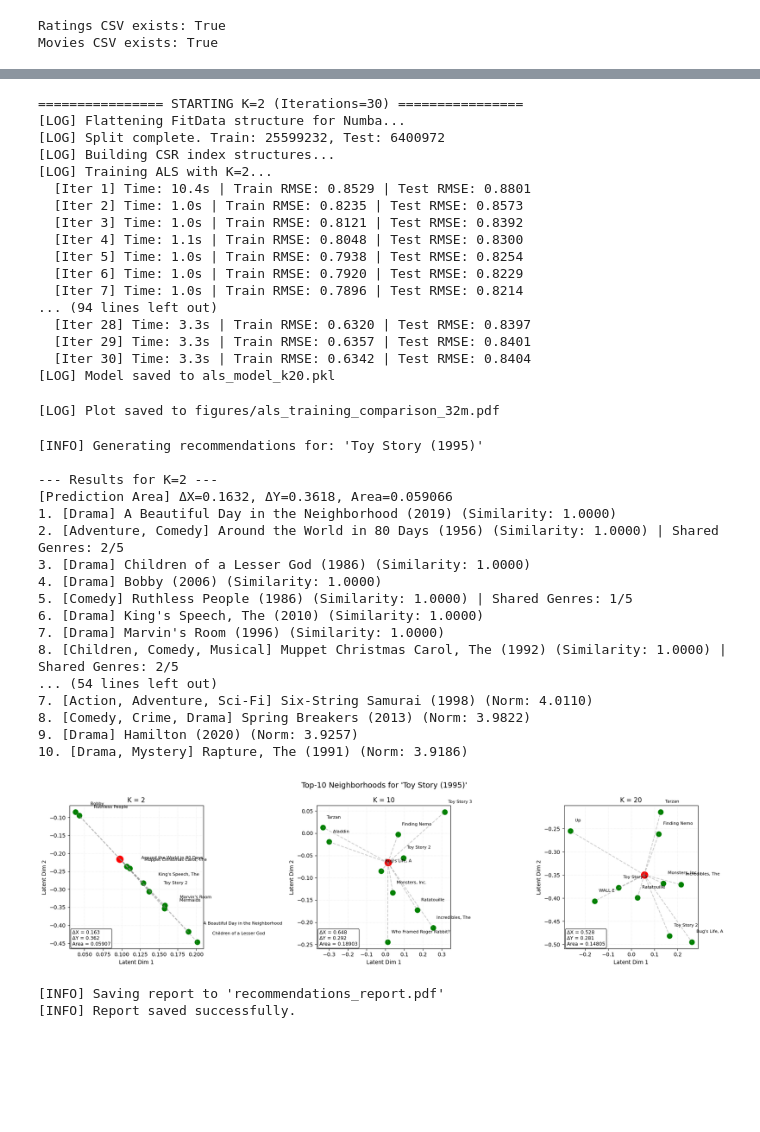
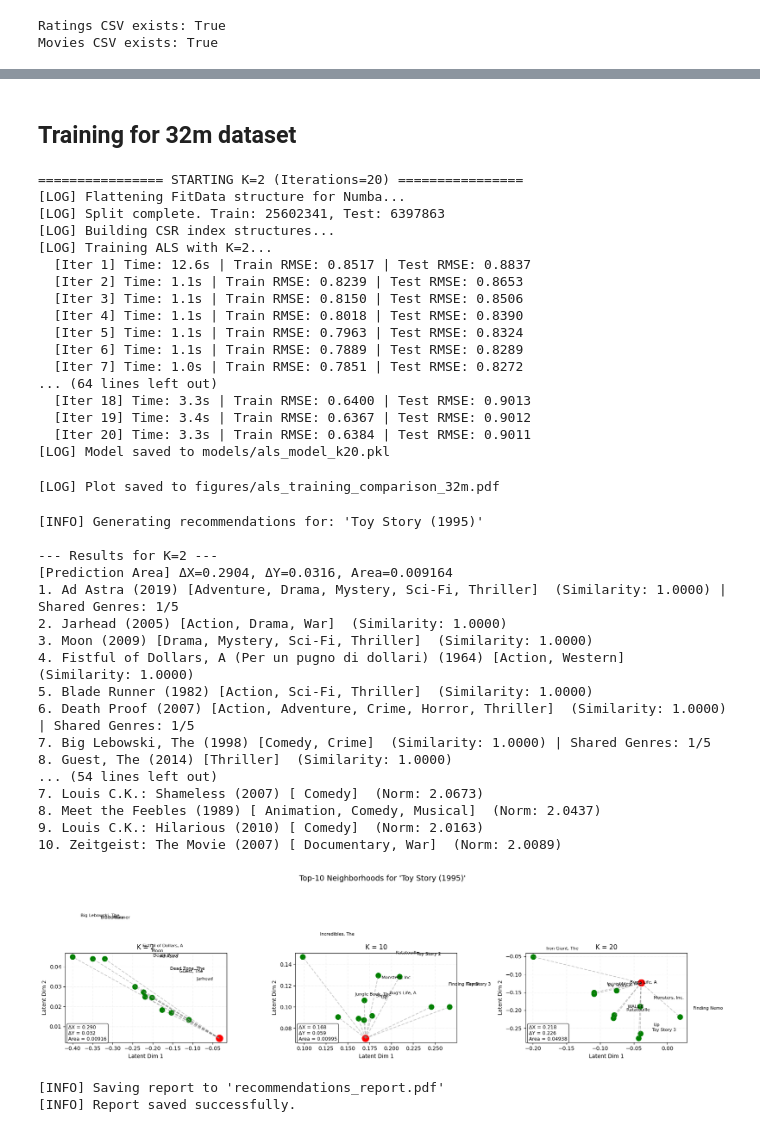
Before and after one commit to DanielAyomide-git/applied-ml-at-scale-aims2025, a Jupyter notebook: Applied_ML_at_scale.ipynb, the cells around one changed output, grey strips where cells are left out. Drawn from its saved outputs; the diff is of its cells as text; code cells hidden in the pictures; blank space fills up the shorter version.

```diff
--- a/Applied_ML_at_scale.ipynb
+++ b/Applied_ML_at_scale.ipynb
@@ -981,3 +981,6 @@ df.load()
 # %% [output]
 Ratings CSV exists: True
 Movies CSV exists: True
+# %%
+import numpy as np
+movie_counts = np.array([len(ratings) for ratings in df.data_by_movie])
@@ -984,24 +1057,25 @@ Movies CSV exists: True
+# %% [markdown]
+## Training for 32m dataset
 # %%
-# Run Training
-trained_models = run_multi_k_training(df, k_values=[2, 10, 20], num_iters=30)
+trained_models = run_multi_k_training(df, k_values=[2, 10, 20], num_iters=20)
 # %% [output]
-================ STARTING K=2 (Iterations=30) ================
+================ STARTING K=2 (Iterations=20) ================
 [LOG] Flattening FitData structure for Numba...
-[LOG] Split complete. Train: 25599232, Test: 6400972
+[LOG] Split complete. Train: 25602341, Test: 6397863
 [LOG] Building CSR index structures...
 [LOG] Training ALS with K=2...
-  [Iter 1] Time: 10.4s | Train RMSE: 0.8529 | Test RMSE: 0.8801
-  [Iter 2] Time: 1.0s | Train RMSE: 0.8235 | Test RMSE: 0.8573
-  [Iter 3] Time: 1.0s | Train RMSE: 0.8121 | Test RMSE: 0.8392
-  [Iter 4] Time: 1.1s | Train RMSE: 0.8048 | Test RMSE: 0.8300
-  [Iter 5] Time: 1.0s | Train RMSE: 0.7938 | Test RMSE: 0.8254
-  [Iter 6] Time: 1.0s | Train RMSE: 0.7920 | Test RMSE: 0.8229
-  [Iter 7] Time: 1.0s | Train RMSE: 0.7896 | Test RMSE: 0.8214
-... (94 lines left out)
-  [Iter 28] Time: 3.3s | Train RMSE: 0.6320 | Test RMSE: 0.8397
-  [Iter 29] Time: 3.3s | Train RMSE: 0.6357 | Test RMSE: 0.8401
-  [Iter 30] Time: 3.3s | Train RMSE: 0.6342 | Test RMSE: 0.8404
-[LOG] Model saved to als_model_k20.pkl
+  [Iter 1] Time: 12.6s | Train RMSE: 0.8517 | Test RMSE: 0.8837
+  [Iter 2] Time: 1.1s | Train RMSE: 0.8239 | Test RMSE: 0.8653
+  [Iter 3] Time: 1.1s | Train RMSE: 0.8150 | Test RMSE: 0.8506
+  [Iter 4] Time: 1.1s | Train RMSE: 0.8018 | Test RMSE: 0.8390
+  [Iter 5] Time: 1.1s | Train RMSE: 0.7963 | Test RMSE: 0.8324
+  [Iter 6] Time: 1.1s | Train RMSE: 0.7889 | Test RMSE: 0.8289
+  [Iter 7] Time: 1.0s | Train RMSE: 0.7851 | Test RMSE: 0.8272
+... (64 lines left out)
+  [Iter 18] Time: 3.3s | Train RMSE: 0.6400 | Test RMSE: 0.9013
+  [Iter 19] Time: 3.4s | Train RMSE: 0.6367 | Test RMSE: 0.9012
+  [Iter 20] Time: 3.3s | Train RMSE: 0.6384 | Test RMSE: 0.9011
+[LOG] Model saved to models/als_model_k20.pkl
 # %%
 plot_comparisons(trained_models)
 # %% [output]
@@ -1205,7 +1279,7 @@ for K, model in trained_models.items():
         shared = len(set(genres) & set(base_genres))
 
         line = (
-            f"{rank}. [{', '.join(genres)}] {title} "
+            f"{rank}. {title} [{', '.join(genres)}]  "
             f"(Similarity: {score:.4f})"
             f"{' | Shared Genres: ' + str(shared) + '/' + str(base_genre_count) if shared else ''}"
         )
@@ -1220,7 +1294,7 @@ for K, model in trained_models.items():
         mid = df.idx_to_movie_id[idx]
         title = df.movie_id_to_title[mid]
         genres = df.movie_id_to_genres.get(mid, [])
-        line = f"{rank}. [{', '.join(genres)}] {title} (Norm: {norms[idx]:.4f})"
+        line = f"{rank}. {title} [ {', '.join(genres)}]  (Norm: {norms[idx]:.4f})"
         print(line)
         text_output.append(line)
 
@@ -1230,47 +1304,47 @@ for K, model in trained_models.items():
 # 7. PLOTS
 # -------------------------------------------
 plot_zoomed_top10_across_models(
     trained_models, df, movie_counts, target_id
 )
 
 # -------------------------------------------
 # 8. SAVE REPORT PDF
 # -------------------------------------------
 print("\n[INFO] Saving report to 'recommendations_report.pdf'")
 
 plt.figure(figsize=(8.5, max(11, len(text_output) * 0.25)))
 plt.axis("off")
 plt.text(
     0.05, 0.98,
     "\n".join(text_output),
     transform=plt.gca().transAxes,
     fontsize=10,
     va="top",
     family="monospace"
 )
 plt.savefig("recommendations_report.pdf", bbox_inches="tight")
 plt.close()
 
 print("[INFO] Report saved successfully.")
 # %% [output]
 [INFO] Generating recommendations for: 'Toy Story (1995)'
 
 --- Results for K=2 ---
-[Prediction Area] ΔX=0.1632, ΔY=0.3618, Area=0.059066
-1. [Drama] A Beautiful Day in the Neighborhood (2019) (Similarity: 1.0000)
-2. [Adventure, Comedy] Around the World in 80 Days (1956) (Similarity: 1.0000) | Shared Genres: 2/5
-3. [Drama] Children of a Lesser God (1986) (Similarity: 1.0000)
-4. [Drama] Bobby (2006) (Similarity: 1.0000)
-5. [Comedy] Ruthless People (1986) (Similarity: 1.0000) | Shared Genres: 1/5
-6. [Drama] King's Speech, The (2010) (Similarity: 1.0000)
-7. [Drama] Marvin's Room (1996) (Similarity: 1.0000)
-8. [Children, Comedy, Musical] Muppet Christmas Carol, The (1992) (Similarity: 1.0000) | Shared Genres: 2/5
+[Prediction Area] ΔX=0.2904, ΔY=0.0316, Area=0.009164
+1. Ad Astra (2019) [Adventure, Drama, Mystery, Sci-Fi, Thriller]  (Similarity: 1.0000) | Shared Genres: 1/5
+2. Jarhead (2005) [Action, Drama, War]  (Similarity: 1.0000)
+3. Moon (2009) [Drama, Mystery, Sci-Fi, Thriller]  (Similarity: 1.0000)
+4. Fistful of Dollars, A (Per un pugno di dollari) (1964) [Action, Western]  (Similarity: 1.0000)
+5. Blade Runner (1982) [Action, Sci-Fi, Thriller]  (Similarity: 1.0000)
+6. Death Proof (2007) [Action, Adventure, Crime, Horror, Thriller]  (Similarity: 1.0000) | Shared Genres: 1/5
+7. Big Lebowski, The (1998) [Comedy, Crime]  (Similarity: 1.0000) | Shared Genres: 1/5
+8. Guest, The (2014) [Thriller]  (Similarity: 1.0000)
 ... (54 lines left out)
-7. [Action, Adventure, Sci-Fi] Six-String Samurai (1998) (Norm: 4.0110)
-8. [Comedy, Crime, Drama] Spring Breakers (2013) (Norm: 3.9822)
-9. [Drama] Hamilton (2020) (Norm: 3.9257)
-10. [Drama, Mystery] Rapture, The (1991) (Norm: 3.9186)
+7. Louis C.K.: Shameless (2007) [ Comedy]  (Norm: 2.0673)
+8. Meet the Feebles (1989) [ Animation, Comedy, Musical]  (Norm: 2.0437)
+9. Louis C.K.: Hilarious (2010) [ Comedy]  (Norm: 2.0163)
+10. Zeitgeist: The Movie (2007) [ Documentary, War]  (Norm: 2.0089)
-[figure, old version]
+[figure, new version]
 [INFO] Saving report to 'recommendations_report.pdf'
 [INFO] Report saved successfully.
 # %%
```
Also changed, not shown: parts of 9 cells of this notebook, 14 other files.
